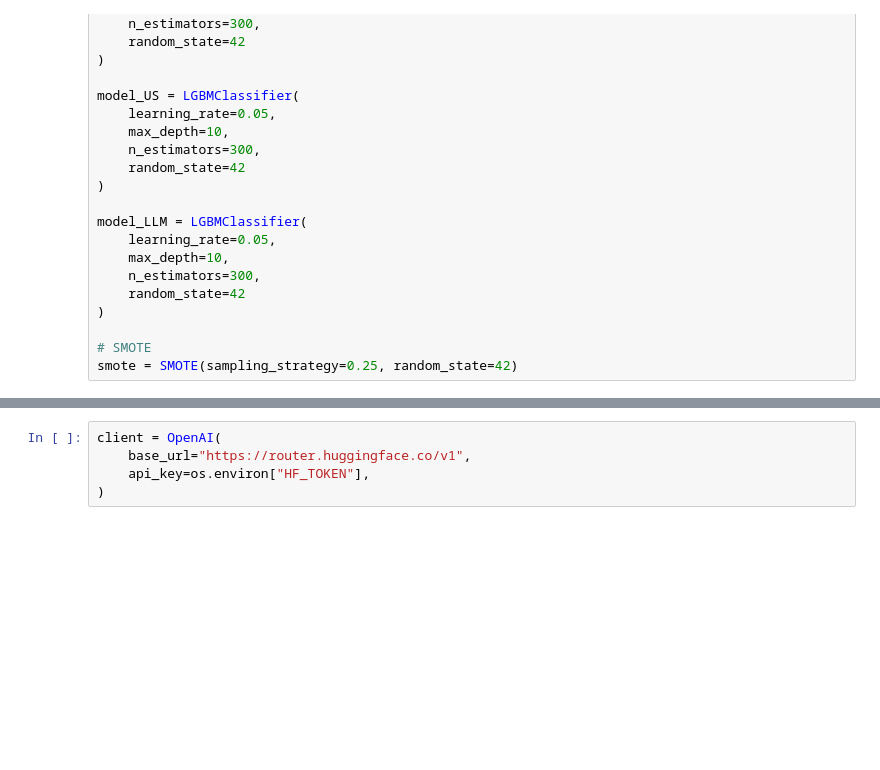
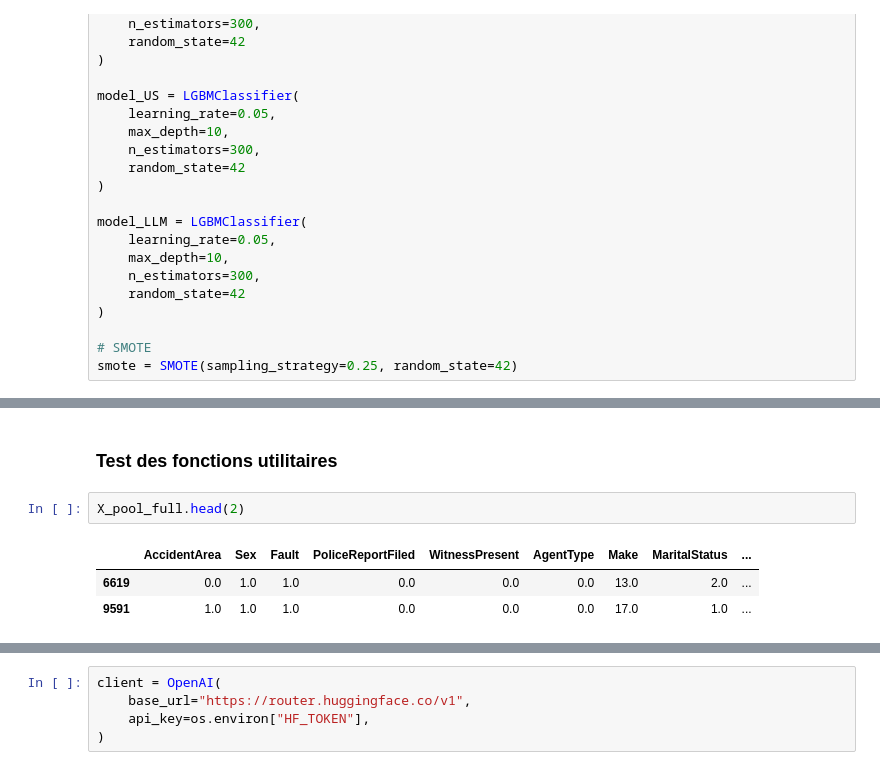
Before and after one commit to LarrySANDJO/PROJET_STATAPP, a Jupyter notebook: Notebooks/LLM-L.ipynb, the cells around one changed output, grey strips where cells are left out. Drawn from its saved outputs; the diff is of its cells as text; blank space fills up the shorter version.

```diff
--- a/Notebooks/LLM-L.ipynb
+++ b/Notebooks/LLM-L.ipynb
@@ -524,3 +265,11 @@ def parse_llm_response(llm_output, n_max, fallback_n=50):
 print("✓ Fonctions utilitaires définies")
 # %% [output]
 ✓ Fonctions utilitaires définies
+# %% [markdown]
+### Test des fonctions utilitaires
+# %%
+X_pool_full.head(2)
+# %% [output]
+|  | AccidentArea | Sex | Fault | PoliceReportFiled | WitnessPresent | AgentType | Make | MaritalStatus | ... |
+| 6619 | 0.0 | 1.0 | 1.0 | 0.0 | 0.0 | 0.0 | 13.0 | 2.0 | ... |
+| 9591 | 1.0 | 1.0 | 1.0 | 0.0 | 0.0 | 0.0 | 17.0 | 1.0 | ... |
```
Also changed, not shown: parts of 18 cells of this notebook, 2 other files.
